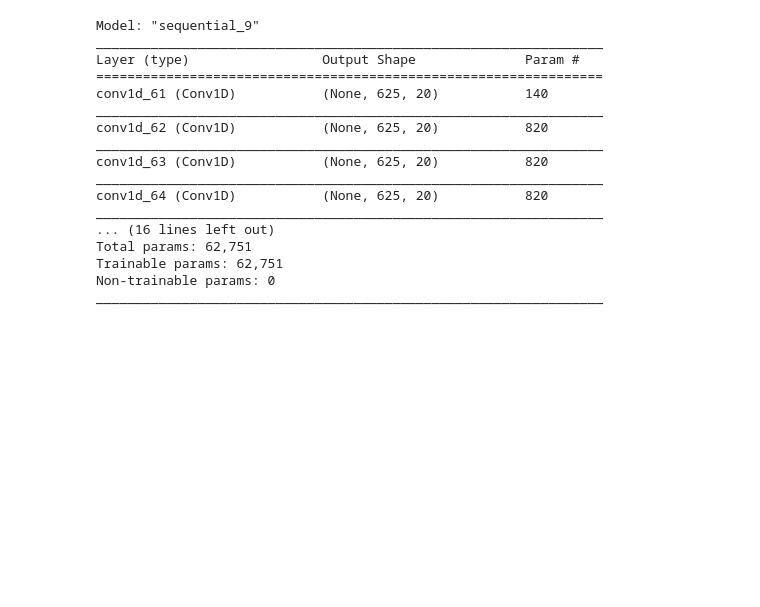
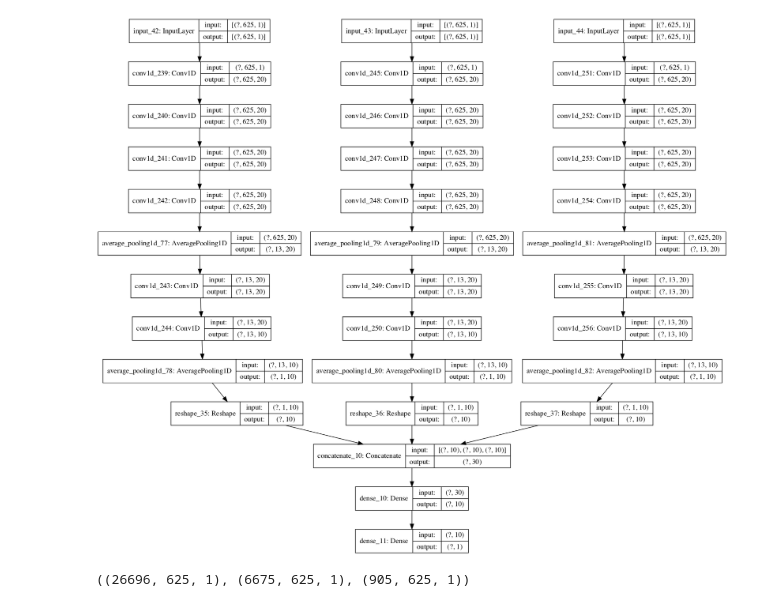
Before and after one commit to yebiny/Depth-of-anaesthesia-EEG, a Jupyter notebook: simple_train.ipynb, the cells around one changed output. Cells and saved outputs as stored; diff of their text form; code cells hidden in the pictures; blank space fills up the shorter version.

```diff
--- a/simple_train.ipynb
+++ b/simple_train.ipynb
@@ -59,21 +35,0 @@ def build_wavenet(x):
-# %%
-model= build_wavenet(x_train)
-model.summary()
-# %% [output]
-Model: "sequential_9"
-_________________________________________________________________
-Layer (type)                 Output Shape              Param #
-=================================================================
-conv1d_61 (Conv1D)           (None, 625, 20)           140
-_________________________________________________________________
-conv1d_62 (Conv1D)           (None, 625, 20)           820
-_________________________________________________________________
-conv1d_63 (Conv1D)           (None, 625, 20)           820
-_________________________________________________________________
-conv1d_64 (Conv1D)           (None, 625, 20)           820
-_________________________________________________________________
-... (16 lines left out)
-Total params: 62,751
-Trainable params: 62,751
-Non-trainable params: 0
-_________________________________________________________________
@@ -80 +38,40 @@ _________________________________________________________________
+# %%
+from tensorflow.keras import layers, models
+from tensorflow.keras.utils import plot_model
+
+def each_conv(x):
+    y = layers.Conv1D(filters=20, kernel_size=2, padding='causal', activation='relu', dilation_rate=1)(x)
+    y = layers.Conv1D(filters=20, kernel_size=2, padding='causal', activation='relu', dilation_rate=2)(y)
+    y = layers.Conv1D(filters=20, kernel_size=2, padding='causal', activation='relu', dilation_rate=4)(y)
+    y = layers.Conv1D(filters=20, kernel_size=2, padding='causal', activation='relu', dilation_rate=8)(y)
+
+    y = layers.AveragePooling1D(50, padding='same')(y)
+    y = layers.Conv1D(20, 100, padding='same', activation='relu')(y)
+
+    y = layers.Conv1D(10, 100, padding='same', activation='relu')(y)
+    y = layers.AveragePooling1D(100, padding='same')(y)
+    y = layers.Reshape((10, ))(y)
+    return y
+
+def build_conv():
+
+    x_list = []
+    y_list = []
+
+    for i in range(3):
+        x = layers.Input(shape=(625,1))
+        y = each_conv(x)
+        x_list.append(x)
+        y_list.append(y)
+
+    y = layers.Concatenate()(y_list)
+    y = layers.Dense(10, activation='relu')(y)
+    y = layers.Dense(1)(y)
+
+    return models.Model(x_list, y)
+# %%
+model = build_conv()
+plot_model(model, show_shapes=True)
+# %% [output]
+[figure, added]
 # %%
@@ -82,5 +78,21 @@ import tensorflow as tf
 optimizer = tf.keras.optimizers.RMSprop(0.001)
 loss='mse'
 model.compile(optimizer, loss, metrics=['mae', 'mse'])
+# %%
+x1 = np.expand_dims(x_train[:,:,0], 2)
+x2 = np.expand_dims(x_train[:,:,1], 2)
+x3 = np.expand_dims(x_train[:,:,2], 2)
+
+v1 = np.expand_dims(x_valid[:,:,0], 2)
+v2 = np.expand_dims(x_valid[:,:,1], 2)
+v3 = np.expand_dims(x_valid[:,:,2], 2)
+
+t1 = np.expand_dims(x_test[:,:,0], 2)
+t2 = np.expand_dims(x_test[:,:,1], 2)
+t3 = np.expand_dims(x_test[:,:,2], 2)
+
+x1.shape, v1.shape, t1.shape
+# %% [output]
+((26696, 625, 1), (6675, 625, 1), (905, 625, 1))
 # %%
 early_stop = tf.keras.callbacks.EarlyStopping(monitor='val_loss', patience=10)
```
Also changed, not shown: parts of 16 cells of this notebook, 4 other files.
